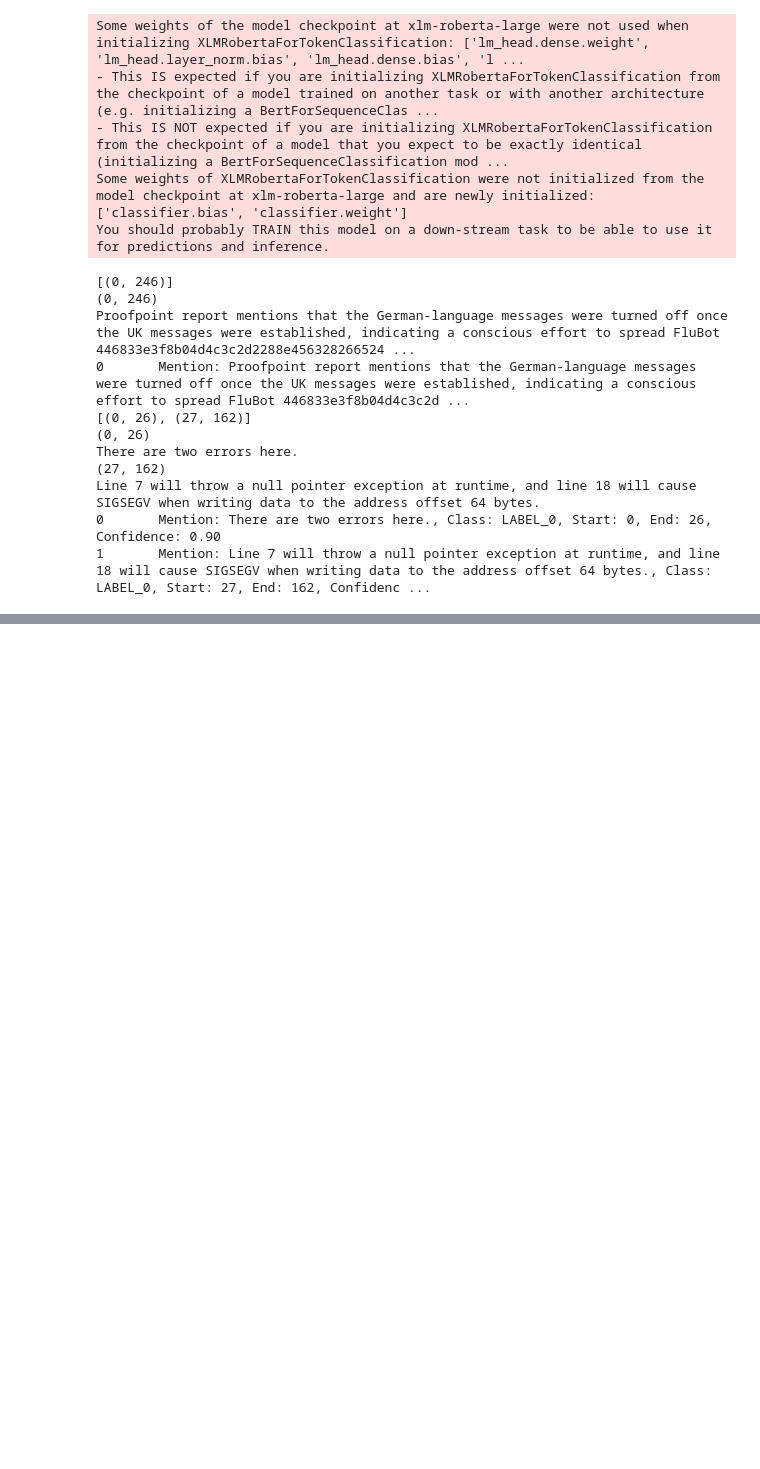
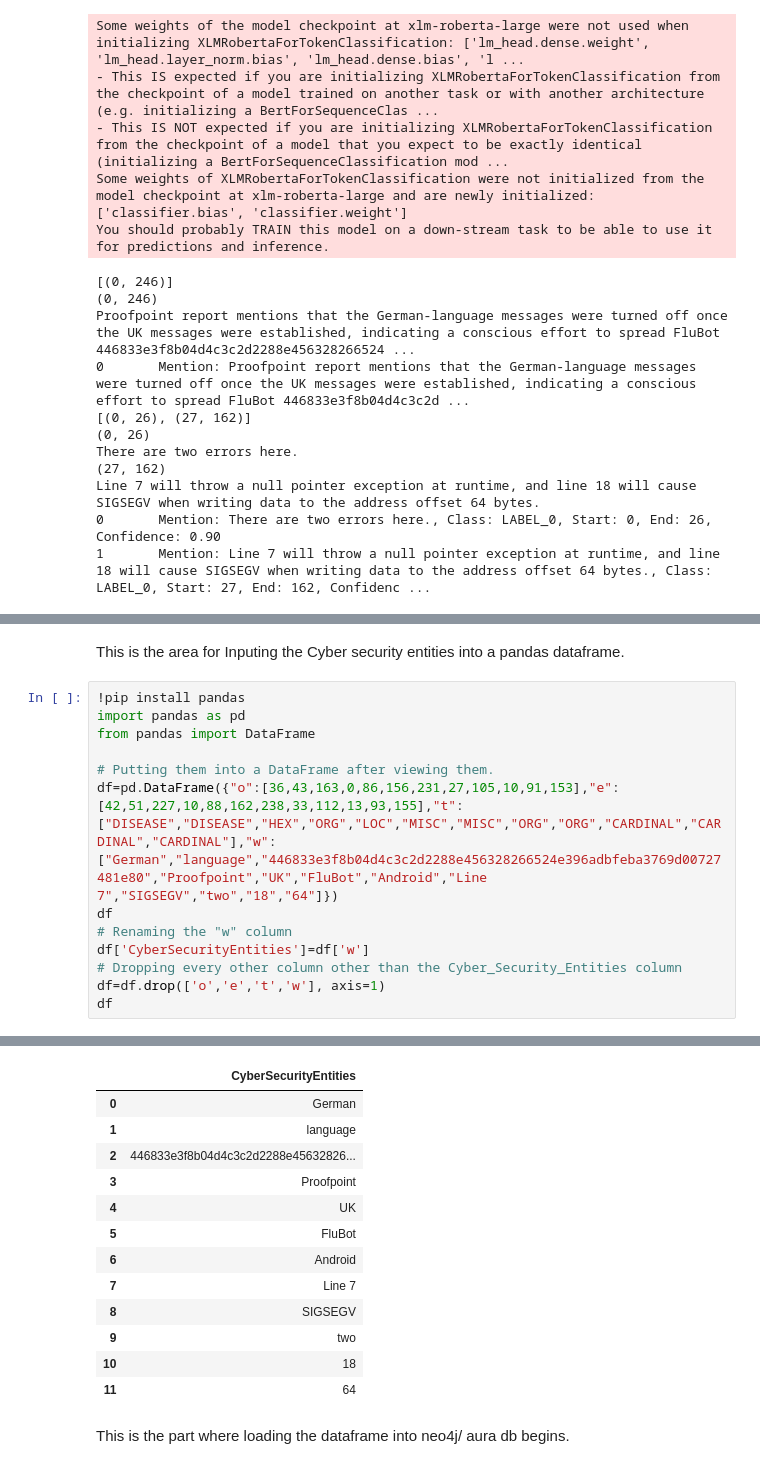
Before and after one commit to 314159265358x/ECUCyNER, a Jupyter notebook: 6224.ipynb, the cells around one changed output, grey strips where cells are left out. Drawn from its saved outputs; the diff is of its cells as text; blank space fills up the shorter version.

```diff
--- a/6224.ipynb
+++ b/6224.ipynb
@@ -140,0 +203,16 @@ def callCynerSystem(text:str)->list[Entity]: ...
+# %% [markdown]
+This is the area for Inputing the Cyber security entities into a pandas dataframe.
+# %%
+!pip install pandas
+import pandas as pd
+from pandas import DataFrame
+
+# Putting them into a DataFrame after viewing them.
+df=pd.DataFrame({"o":[36,43,163,0,86,156,231,27,105,10,91,153],"e":[42,51,227,10,88,162,238,33,112,13,93,155],"t":["DISEASE","DISEASE","HEX","ORG","LOC","MISC","MISC","ORG","ORG","CARDINAL","CARDINAL","CARDINAL"],"w":["German","language","446833e3f8b04d4c3c2d2288e456328266524e396adbfeba3769d00727481e80","Proofpoint","UK","FluBot","Android","Line 7","SIGSEGV","two","18","64"]})
+df
+# Renaming the "w" column
+df['CyberSecurityEntities']=df['w']
+# Dropping every other column other than the Cyber_Security_Entities column
+df=df.drop(['o','e','t','w'], axis=1)
+df
+# %% [output]
@@ -140,0 +224,15 @@ def callCynerSystem(text:str)->list[Entity]: ...
+|  | CyberSecurityEntities |
+| 0 | German |
+| 1 | language |
+| 2 | 446833e3f8b04d4c3c2d2288e45632826... |
+| 3 | Proofpoint |
+| 4 | UK |
+| 5 | FluBot |
+| 6 | Android |
+| 7 | Line 7 |
+| 8 | SIGSEGV |
+| 9 | two |
+| 10 | 18 |
+| 11 | 64 |
+# %% [markdown]
+This is the part where loading the dataframe into neo4j/ aura db begins.
```
Also changed, not shown: parts of 8 cells of this notebook, 1 other file.
